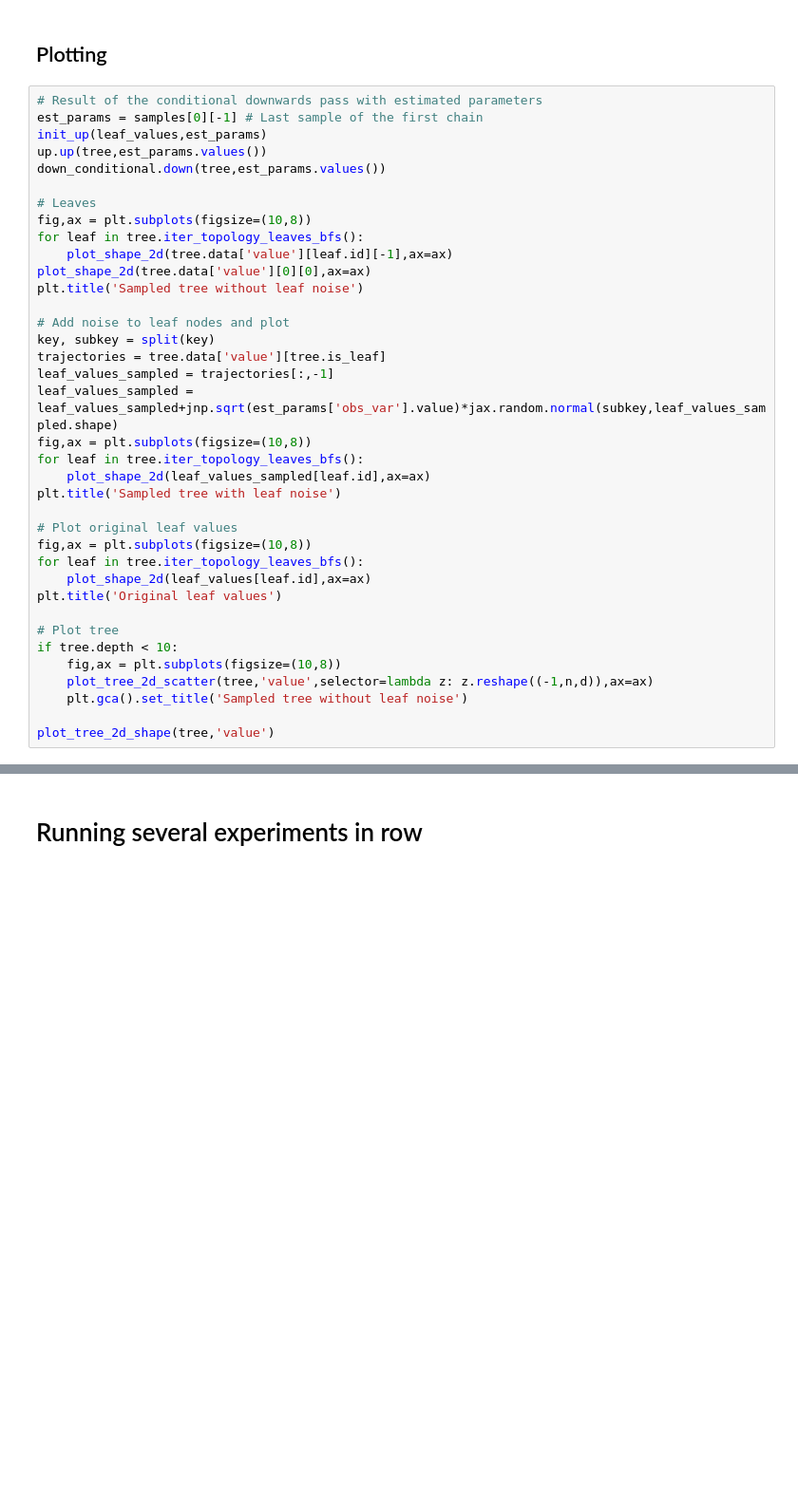
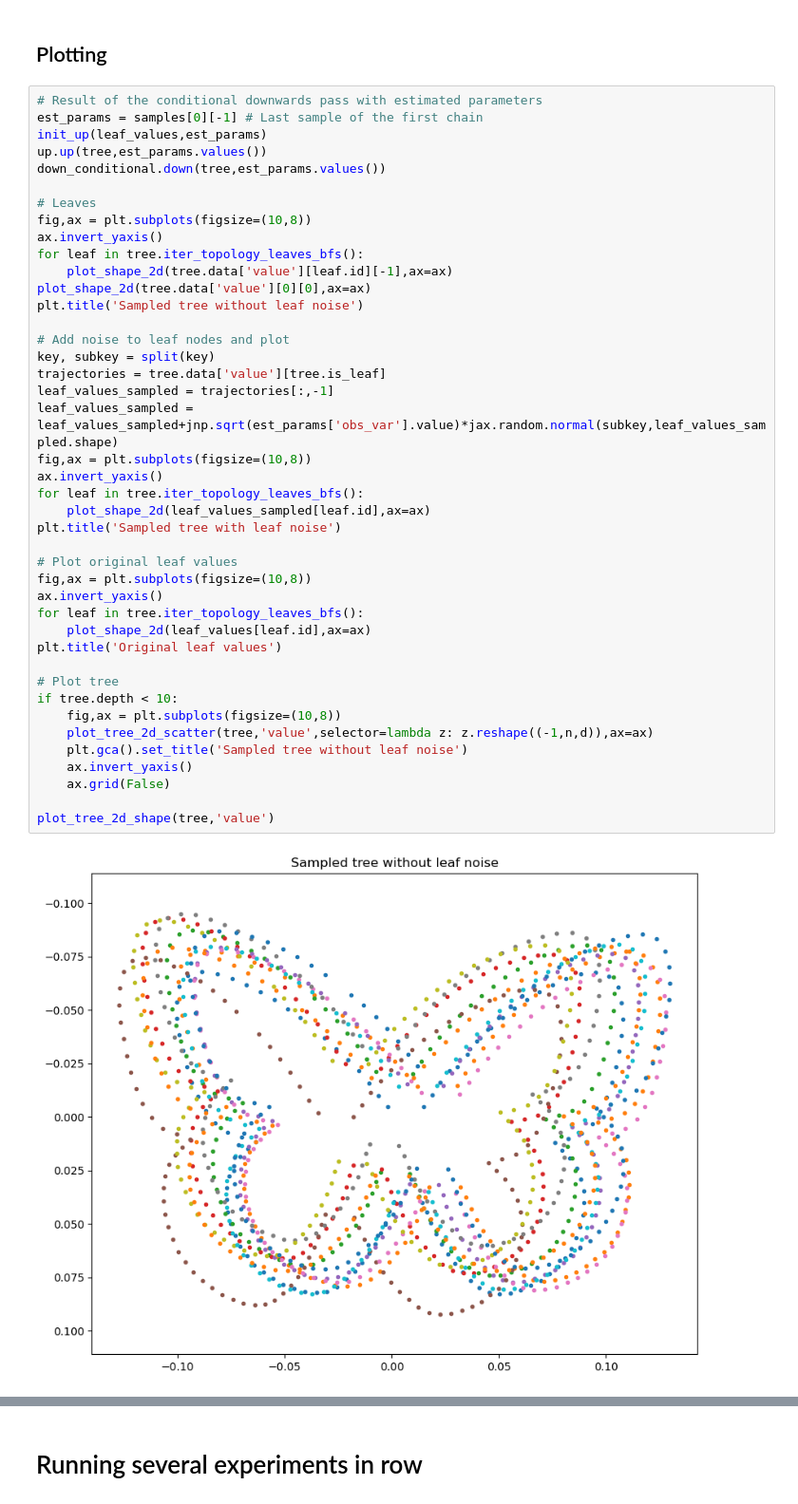
Before and after one commit to andreazheidam/ButterflyShapeEvolution, a Jupyter notebook: BFFG_male.ipynb, the cells around one changed output, grey strips where cells are left out. Shown at 95% size. Drawn from its saved outputs; the diff is of its cells as text; blank space fills up the shorter version.

```diff
--- a/BFFG_male.ipynb
+++ b/BFFG_male.ipynb
@@ -465,31 +545,38 @@ down_conditional.down(tree,est_params.values())
 
 # Leaves
 fig,ax = plt.subplots(figsize=(10,8))
+ax.invert_yaxis()
 for leaf in tree.iter_topology_leaves_bfs():
     plot_shape_2d(tree.data['value'][leaf.id][-1],ax=ax)
 plot_shape_2d(tree.data['value'][0][0],ax=ax)
 plt.title('Sampled tree without leaf noise')
 
 # Add noise to leaf nodes and plot
 key, subkey = split(key)
 trajectories = tree.data['value'][tree.is_leaf]
 leaf_values_sampled = trajectories[:,-1]
 leaf_values_sampled = leaf_values_sampled+jnp.sqrt(est_params['obs_var'].value)*jax.random.normal(subkey,leaf_values_sampled.shape)
 fig,ax = plt.subplots(figsize=(10,8))
+ax.invert_yaxis()
 for leaf in tree.iter_topology_leaves_bfs():
     plot_shape_2d(leaf_values_sampled[leaf.id],ax=ax)
 plt.title('Sampled tree with leaf noise')
 
 # Plot original leaf values
 fig,ax = plt.subplots(figsize=(10,8))
+ax.invert_yaxis()
 for leaf in tree.iter_topology_leaves_bfs():
     plot_shape_2d(leaf_values[leaf.id],ax=ax)
 plt.title('Original leaf values')
 
 # Plot tree
 if tree.depth < 10:
     fig,ax = plt.subplots(figsize=(10,8))
     plot_tree_2d_scatter(tree,'value',selector=lambda z: z.reshape((-1,n,d)),ax=ax)
     plt.gca().set_title('Sampled tree without leaf noise')
+    ax.invert_yaxis()
+    ax.grid(False)
 
 plot_tree_2d_shape(tree,'value')
+# %% [output]
+[figure, added]
```
Also changed, not shown: parts of 22 cells of this notebook, 6 other files.
